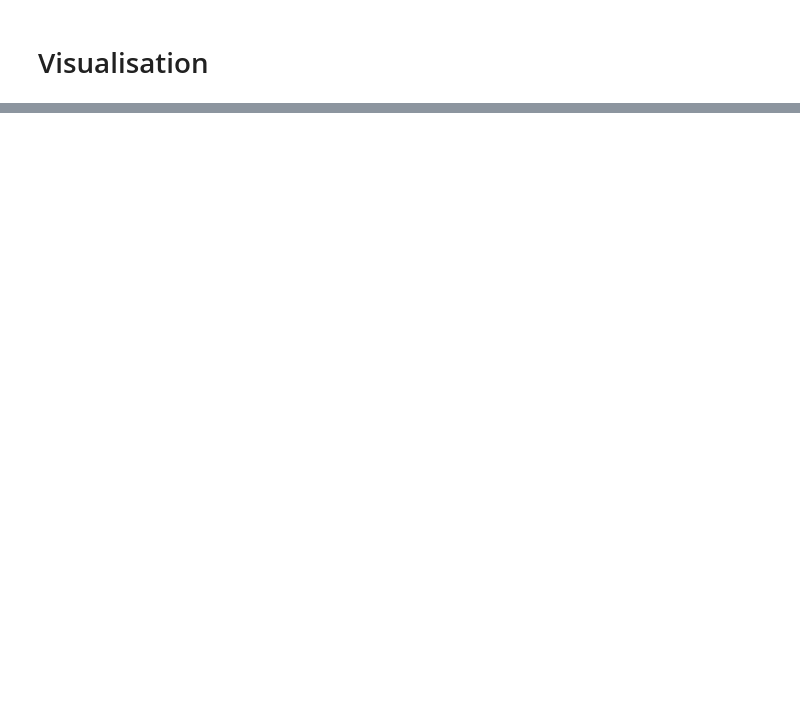
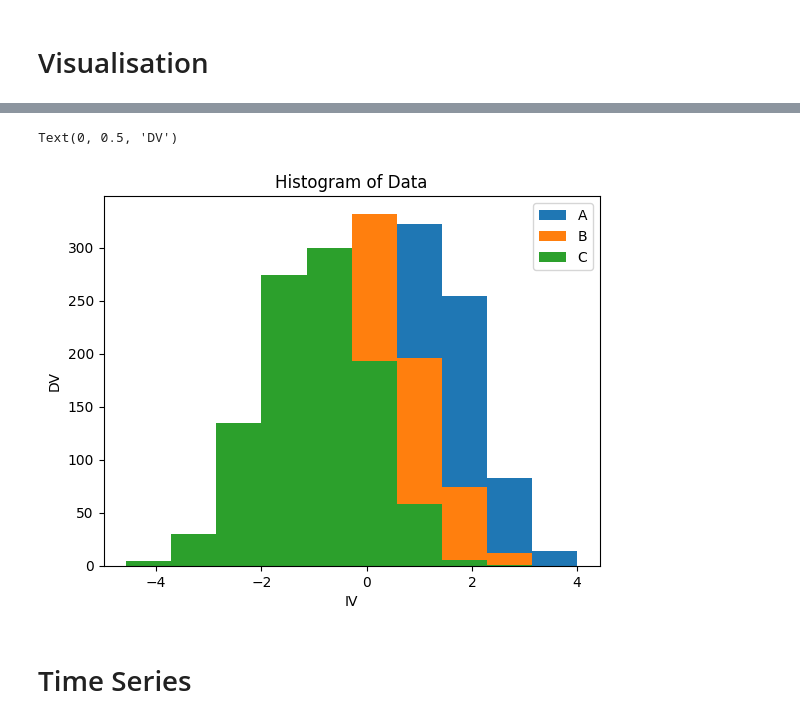
Before and after one commit to anddai/Data-Processing-Cheatsheet, a Jupyter notebook: EDA.ipynb, the cells around one changed output, grey strips where cells are left out. Cells and saved outputs as stored; diff of their text form; code cells hidden in the pictures; blank space fills up the shorter version.

```diff
--- a/EDA.ipynb
+++ b/EDA.ipynb
@@ -316,0 +475,21 @@ data_copy[["order_id", "quantity", "special"]]
+# %%
+# Histogram using matplotlib
+from importlib import reload
+plt=reload(plt)
+hist_df = pd.DataFrame(
+    {
+        "A": rs.randn(1000) + 1,
+        "B": rs.randn(1000),
+        "C": rs.randn(1000) - 1
+    }
+)
+
+ax = hist_df.plot.hist()
+ax.set_title("Histogram of Data")
+ax.set_xlabel("IV")
+ax.set_ylabel("DV")
+# %% [output]
+Text(0, 0.5, 'DV')
+[figure, added]
+# %% [markdown]
+# Time Series
```
Also changed, not shown: parts of 12 cells of this notebook, 1 other file.
